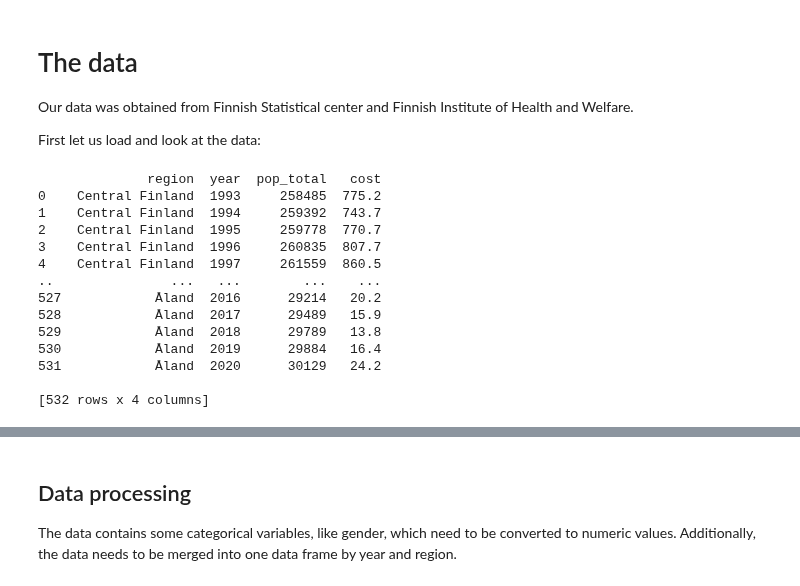
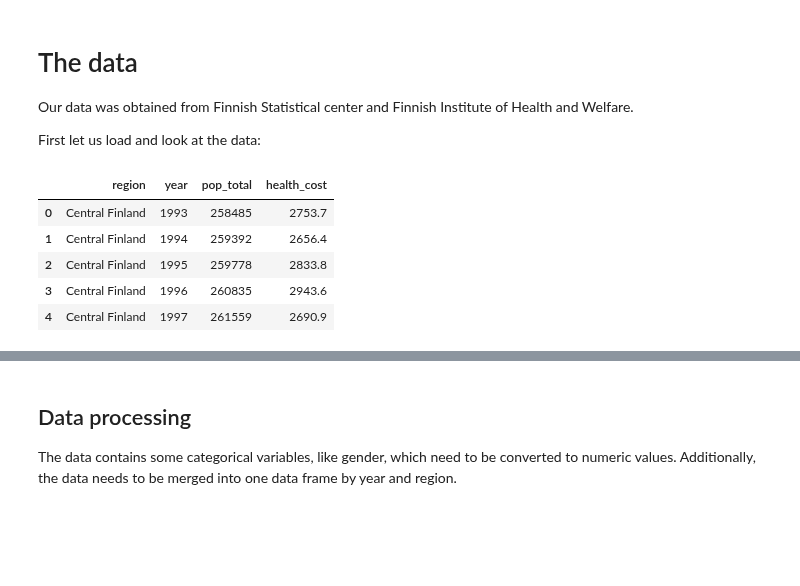
Before and after one commit to AnnaKuokkanen/DataScienceIntro, a Jupyter notebook: intro_to_data_project.ipynb, the cells around one changed output, grey strips where cells are left out. Saved outputs shown, nothing was run; the diff lists cells and outputs as text; code cells hidden in the pictures; blank space fills up the shorter version.

```diff
--- a/intro_to_data_project.ipynb
+++ b/intro_to_data_project.ipynb
@@ -29,33 +17,25 @@ import sklearn
 # %%
 # Total population of region by year and gender
 pop_total = pd.read_csv("data/pop_by_region.csv", sep=";", header=None,
                          names=["category", "id", "region", "area_code", "gender", "year", "count", "pop_total"])
 
 pop_total = pop_total[["region", "gender", "year", "pop_total"]]
 pop_total = pop_total[np.where(pop_total["gender"] == "combined", True, False)]
 pop_total = pop_total.drop(columns=["gender"])
 
-# Total municipal health expenditure (in 1000 euros) by region and year
+# Total municipal health expenditure (euro per capita) by region and year
 health_cost = pd.read_csv("data/health_per_capita.csv", sep=";", header=None, index_col=False,
-                            names=["category", "id", "region", "area_code", "gender", "year", "cost"])
+                            names=["category", "id", "region", "area_code", "gender", "year", "health_cost"])
 
-health_cost = health_cost[["region", "year", "cost"]]
+health_cost = health_cost[["region", "year", "health_cost"]]
 
 data = pd.merge(pop_total, health_cost, how="inner", on=["year", "region"])
-print(data)
+data.head()
 # %% [output]
-              region  year  pop_total   cost
-0    Central Finland  1993     258485  775.2
-1    Central Finland  1994     259392  743.7
-2    Central Finland  1995     259778  770.7
-3    Central Finland  1996     260835  807.7
-4    Central Finland  1997     261559  860.5
-..               ...   ...        ...    ...
-527            Åland  2016      29214   20.2
-528            Åland  2017      29489   15.9
-529            Åland  2018      29789   13.8
-530            Åland  2019      29884   16.4
-531            Åland  2020      30129   24.2
-
-[532 rows x 4 columns]
+|  | region | year | pop_total | health_cost |
+| 0 | Central Finland | 1993 | 258485 | 2753.7 |
+| 1 | Central Finland | 1994 | 259392 | 2656.4 |
+| 2 | Central Finland | 1995 | 259778 | 2833.8 |
+| 3 | Central Finland | 1996 | 260835 | 2943.6 |
+| 4 | Central Finland | 1997 | 261559 | 2690.9 |
 # %% [markdown]
```
Also changed, not shown: parts of 12 cells of this notebook, 4 other files.
